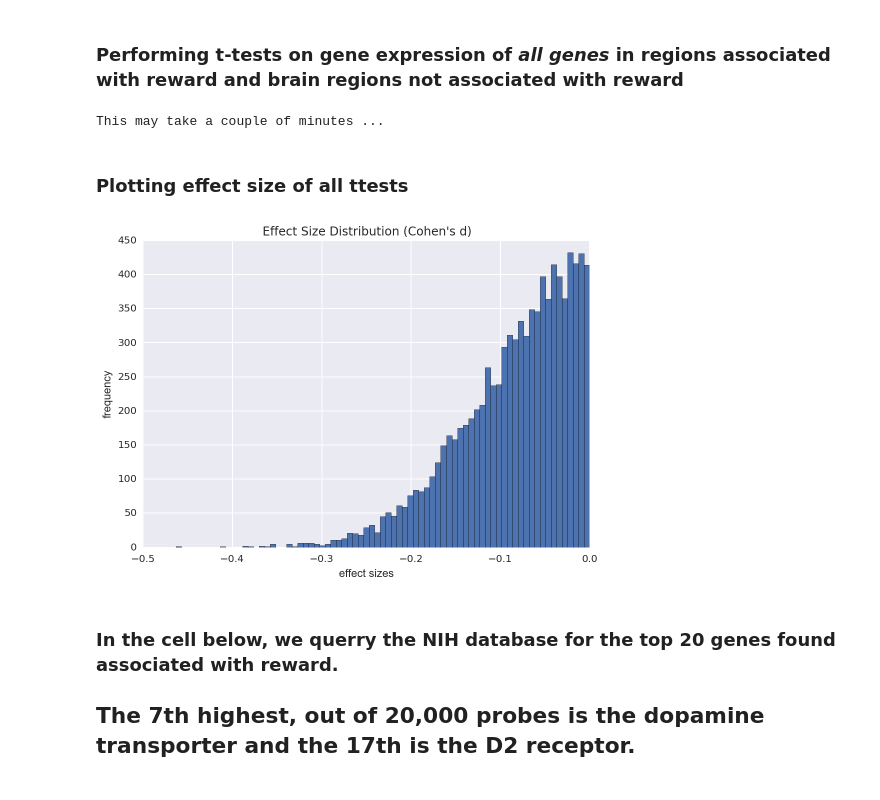
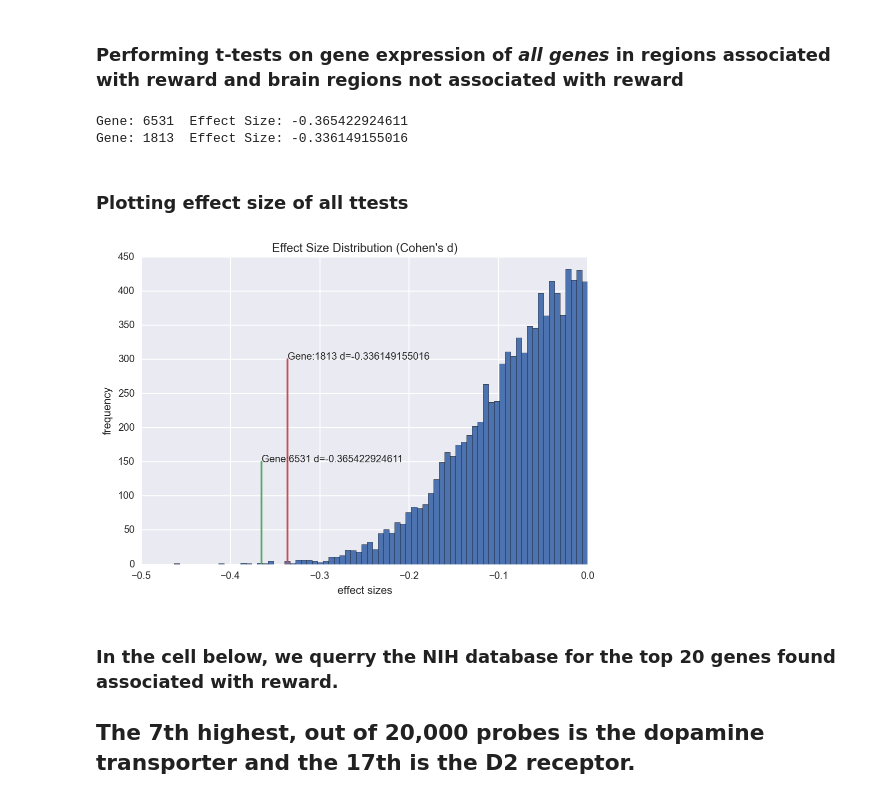
Before and after one commit to voytekresearch/nsaba, a Jupyter notebook: notebooks/demos/Nsaba_Demonstration.ipynb, the cells around one changed output. Drawn from its saved outputs; the diff is of its cells as text; code cells hidden in the pictures.

Commit message:
Added visualization tools and gene_id in geneinfo and made prettier demonstration

```diff
--- a/notebooks/demos/Nsaba_Demonstration.ipynb
+++ b/notebooks/demos/Nsaba_Demonstration.ipynb
@@ -237,15 +244,16 @@ Effect size: -0.3361
 # %% [markdown]
 ### Performing t-tests on gene expression of *all genes* in regions associated with reward and brain regions not associated with reward
 # %%
-tttest_metrics = A.t_test_multi('reward')
+tttest_metrics = A.t_test_multi('reward',genes_of_interest=genes)
 # %% [output]
-This may take a couple of minutes ...
+Gene: 6531  Effect Size: -0.365422924611
+Gene: 1813  Effect Size: -0.336149155016
 # %% [markdown]
 ### Plotting effect size of all ttests
 # %%
-A.effect_size_distr(tttest_metrics)
+A.effect_size_distr(tttest_metrics,genes_of_interest=genes)
 # %% [output]
-[figure, old version]
+[figure, new version]
 # %% [markdown]
 ### In the cell below, we querry the NIH database for the top 20 genes found associated with reward.
 ## The 7th highest, out of 20,000 probes is the dopamine transporter and the 17th is the D2 receptor.
```
Also changed, not shown: parts of 9 cells of this notebook, 4 other files.
